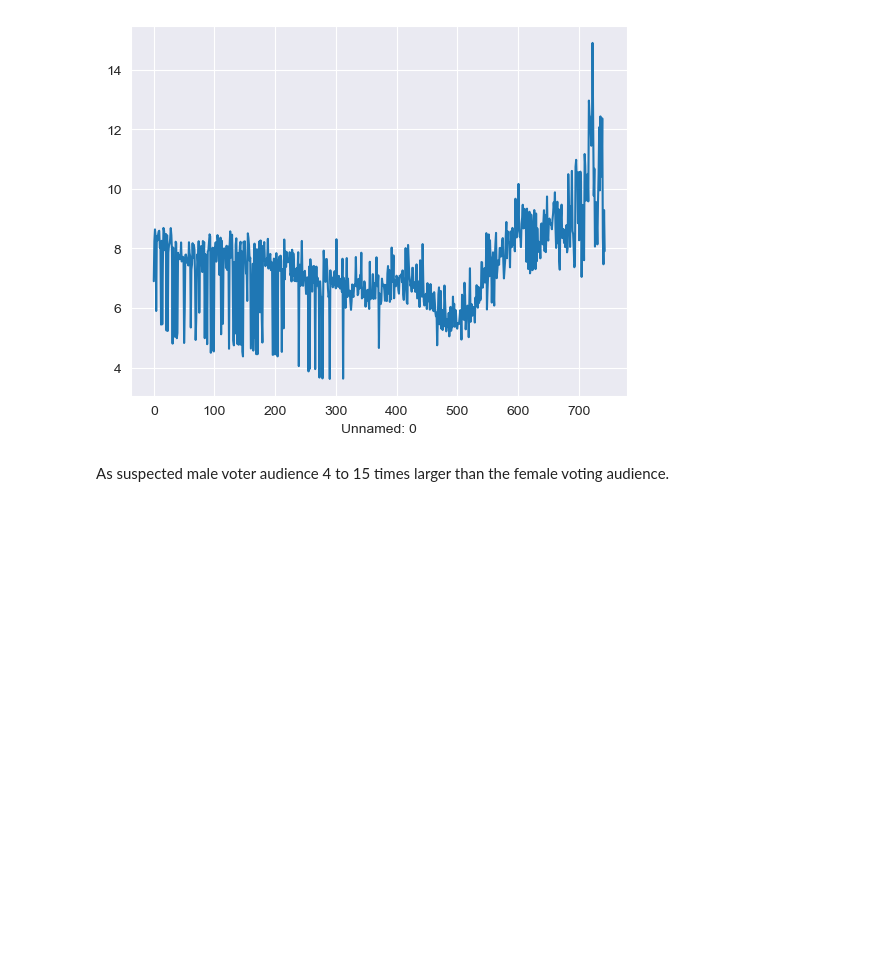
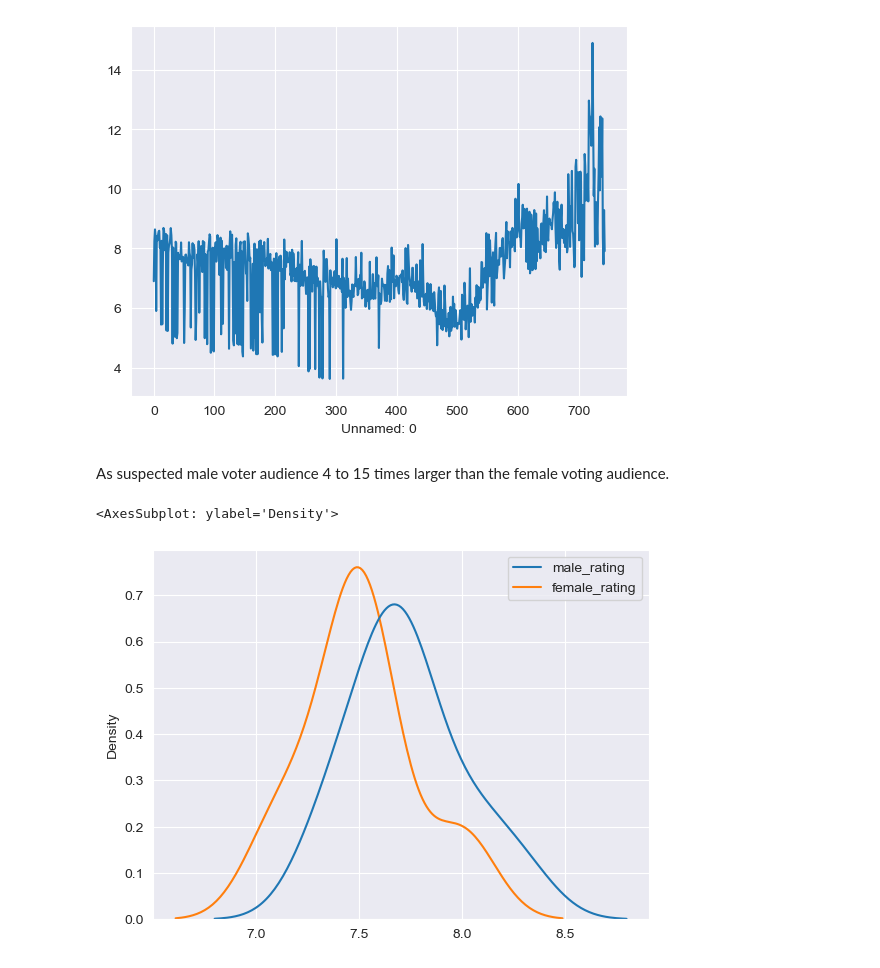
Before and after one commit to nic0gin/datamadness, a Jupyter notebook: demographics_EDA.ipynb, the cells around one changed output. Saved outputs shown, nothing was run; the diff lists cells and outputs as text; code cells hidden in the pictures; blank space fills up the shorter version.

Commit message:
Added evaluation by season

```diff
--- a/demographics_EDA.ipynb
+++ b/demographics_EDA.ipynb
@@ -4,7 +4,7 @@ import numpy as np
 import matplotlib as plt
 import seaborn as sns
 # %%
-demographics = pd.read_csv('voting_demographics.csv')
+demographics = pd.read_csv('./Datasets/scraped/voting_demographics.csv')
 
 demographics.describe()
 demographics.columns
@@ -71,3 +71,9 @@ sns.lineplot(x=demographics['Unnamed: 0'], y=demographics['male_counts']/demogra
 [figure]
 # %% [markdown]
 As suspected male voter audience 4 to 15 times larger than the female voting audience.
+# %%
+sns.kdeplot(data=[demographics.loc[demographics['season'] == 1, 'male_rating'],
+                  demographics.loc[demographics['season'] == 1, 'female_rating']])
+# %% [output]
+<AxesSubplot: ylabel='Density'>
+[figure, added]
```
Also changed, not shown: parts of 33 cells of this notebook, 2 other files.
